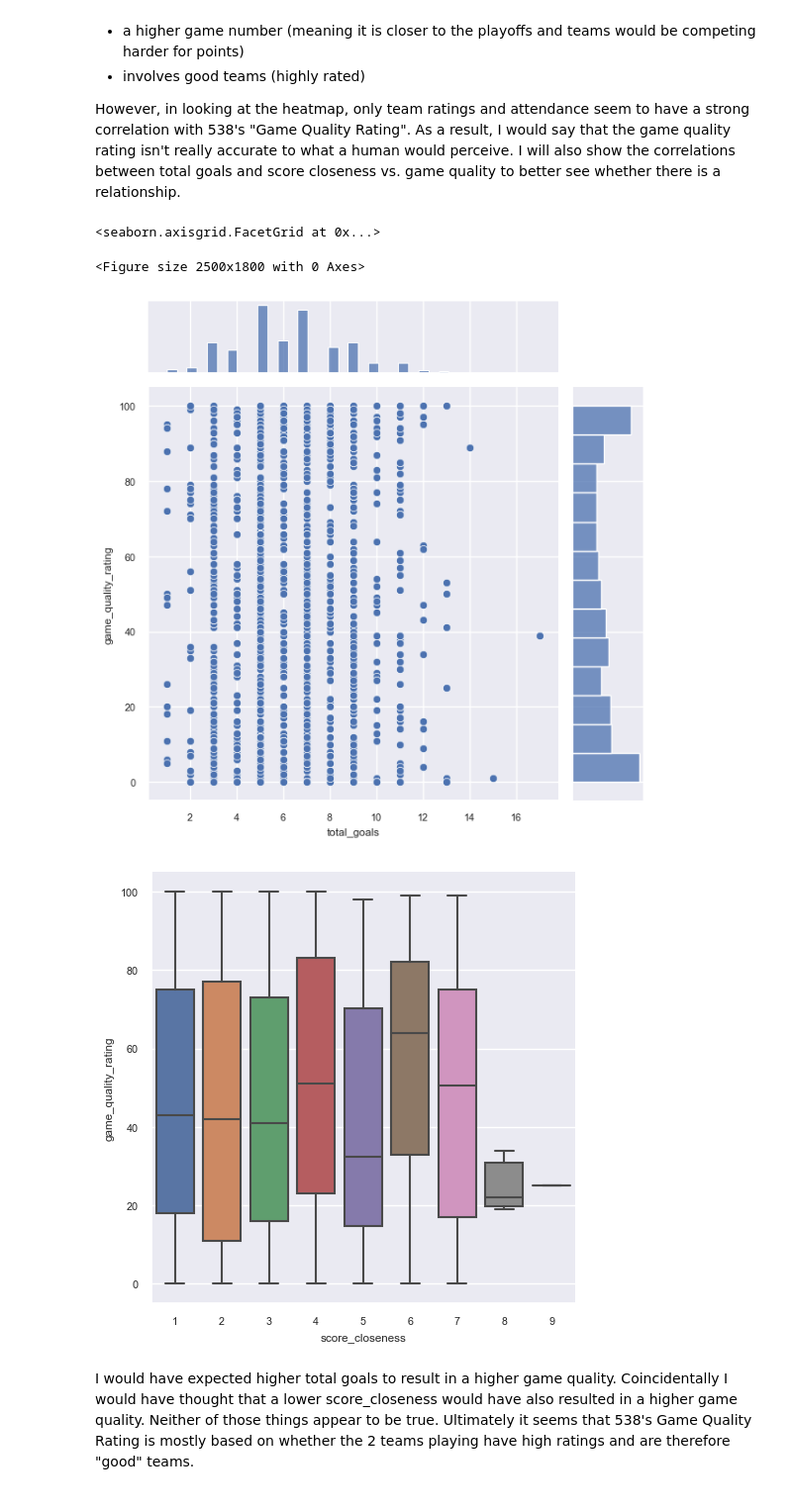
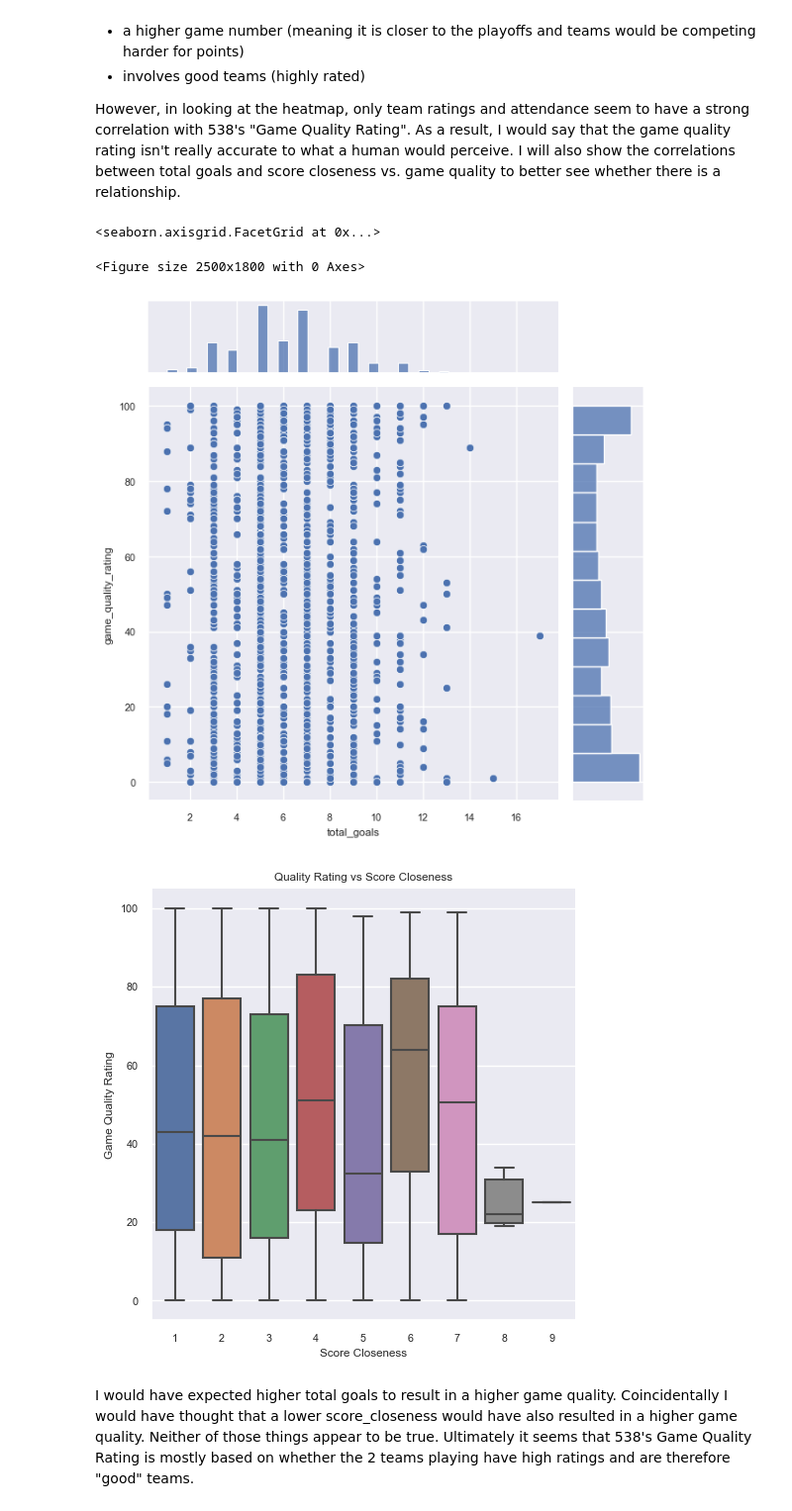
Before and after one commit to ubco-W2022T1-cosc301/project-group10, a Jupyter notebook: notebooks/analysis3.ipynb, the cells around one changed output. Shown at 99% size. Cells and saved outputs as stored; diff of their text form; code cells hidden in the pictures.

```diff
--- a/notebooks/analysis3.ipynb
+++ b/notebooks/analysis3.ipynb
@@ -368,12 +368,14 @@ As a result, I would say that the game quality rating isn't really accurate to w
 # %%
 plt.figure(figsize=(25,18))
 sns.jointplot(x='total_goals',y='game_quality_rating',data=df_quality)
-sns.catplot(x='score_closeness',y='game_quality_rating',data=df_quality, kind='box')
+
+ax = sns.catplot(x='score_closeness',y='game_quality_rating',data=df_quality, kind='box')
+ax.set(xlabel='Score Closeness', ylabel='Game Quality Rating', title='Quality Rating vs Score Closeness')
 # %% [output]
 <seaborn.axisgrid.FacetGrid at 0x...>
 <Figure size 2500x1800 with 0 Axes>
 [figure]
-[figure, old version]
+[figure, new version]
 # %% [markdown]
 I would have expected higher total goals to result in a higher game quality. Coincidentally I would have thought that a lower score_closeness would have also resulted in a higher game quality. Neither of those things appear to be true. Ultimately it seems that 538's Game Quality Rating is mostly based on whether the 2 teams playing have high ratings and are therefore "good" teams.
 # %% [markdown]
```
Also changed, not shown: 8 other files.
